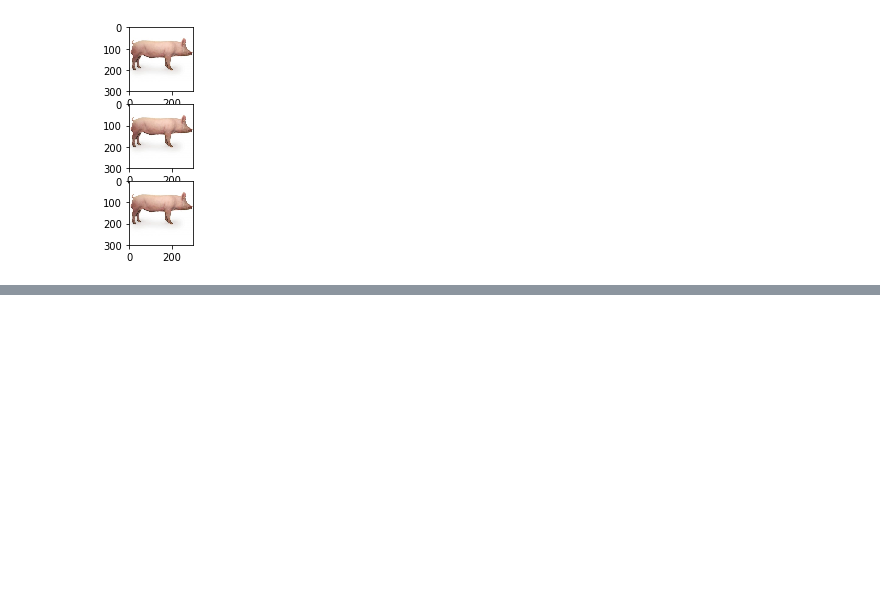
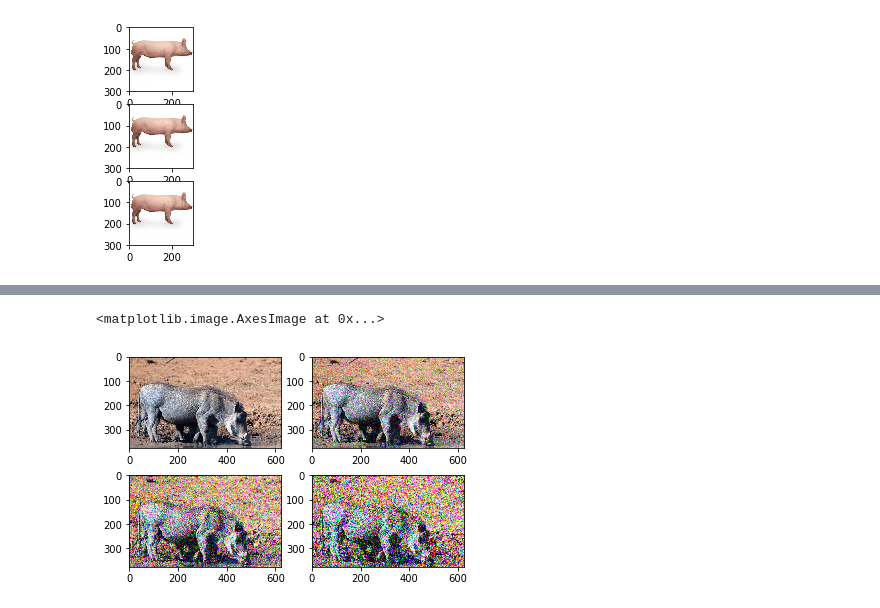
Before and after one commit to duoergun0729/adversarial_examples, a Jupyter notebook: code/4-demo.ipynb, the cells around one changed output, grey strips where cells are left out. Cells and saved outputs as stored; diff of their text form; code cells hidden in the pictures; blank space fills up the shorter version.

```diff
--- a/code/4-demo.ipynb
+++ b/code/4-demo.ipynb
@@ -270,0 +372,35 @@ plt.imshow(img1)
+# %%
+#演示增加高斯噪声
+import numpy as np
+import cv2
+import skimage
+from scipy import *
+from matplotlib import pyplot as plt
+img=cv2.imread("../picture/bigpig.jpeg")
+img=cv2.cvtColor(img, cv2.COLOR_BGR2RGB)
+
+img1=img.copy()
+img2=img.copy()
+
+img2=skimage.util.random_noise(img2, mode="gaussian",  seed=None, clip=True,mean=0,var=0.01)
+
+plt.subplot(221)
+plt.imshow(img1)
+
+plt.subplot(222)
+plt.imshow(img2)
+
+img3=img.copy()
+img4=img.copy()
+
+img3=skimage.util.random_noise(img3, mode="gaussian",  seed=None, clip=True,mean=0,var=0.04)
+img4=skimage.util.random_noise(img4, mode="gaussian",  seed=None, clip=True,mean=0,var=0.09)
+
+plt.subplot(223)
+plt.imshow(img3)
+
+plt.subplot(224)
+plt.imshow(img4)
+# %% [output]
+<matplotlib.image.AxesImage at 0x...>
+[figure, added]
```
Also changed, not shown: parts of 9 cells of this notebook, 3 other files.
